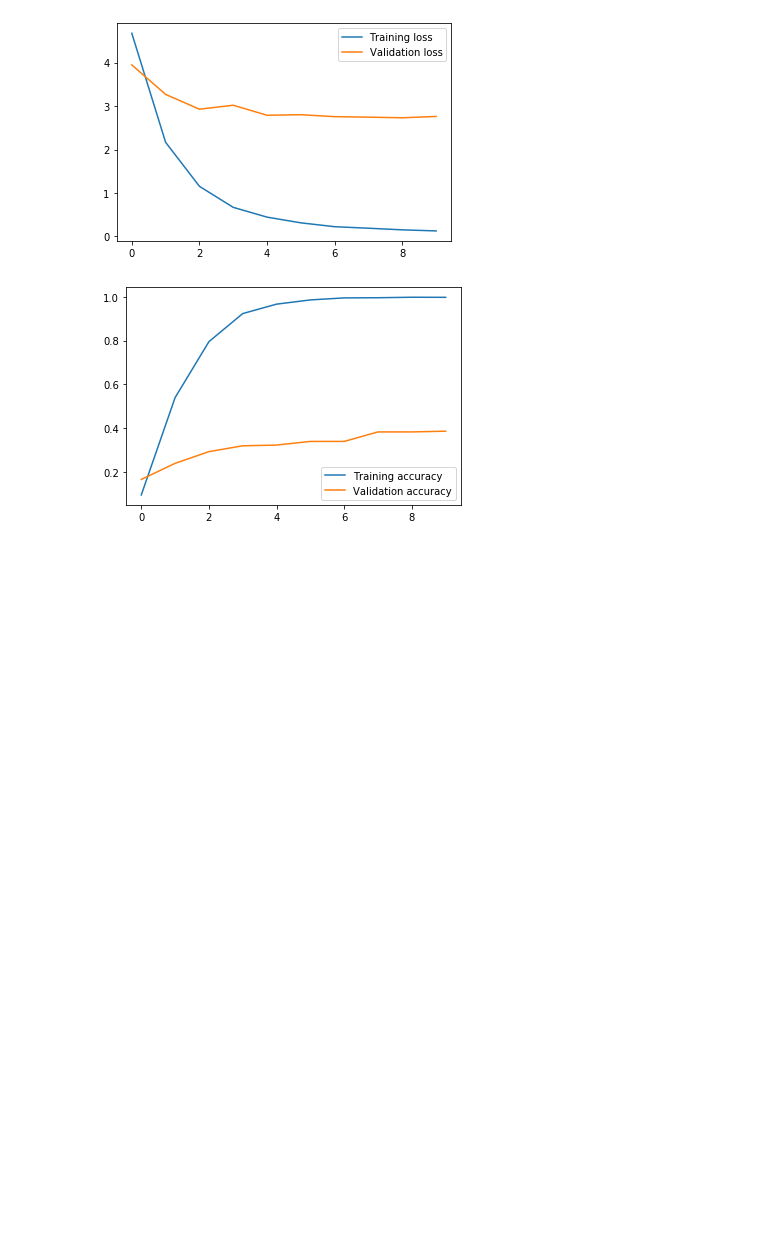
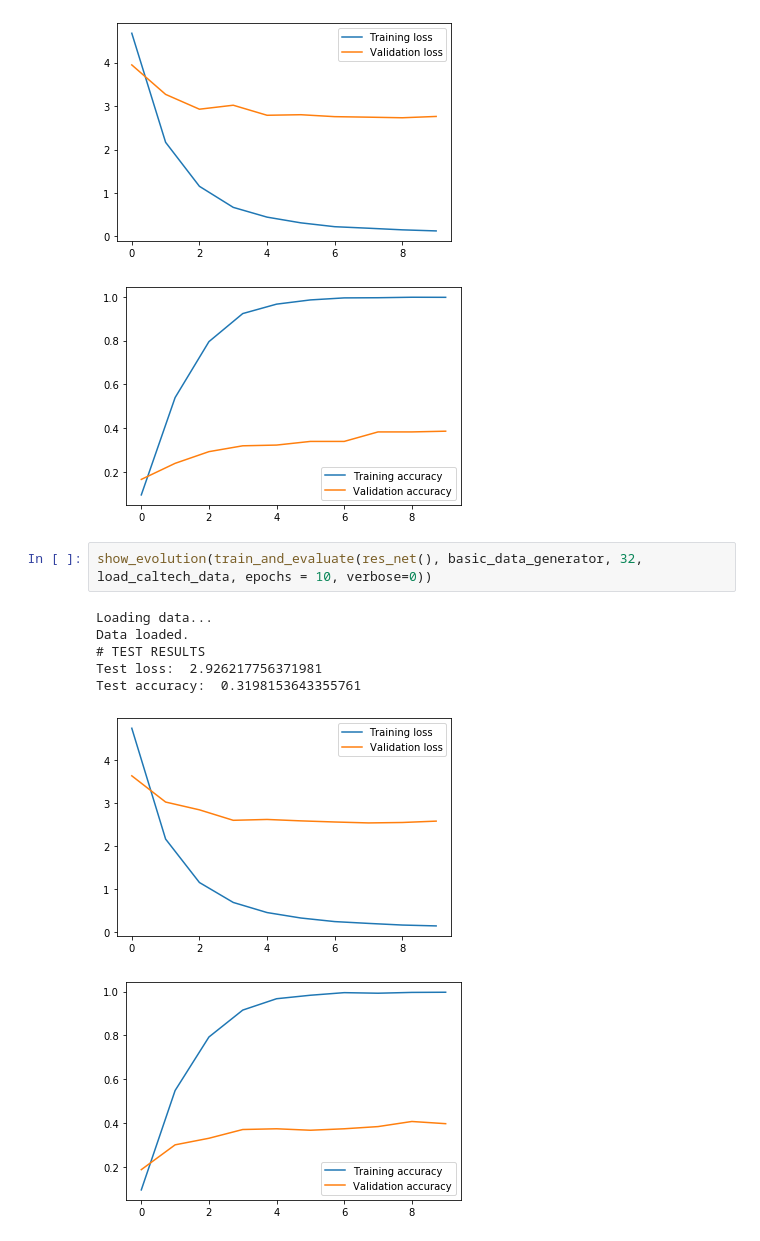
Before and after one commit to Ludvins/DGIIM_VC, a Jupyter notebook: Practica 2/Cifar.ipynb, the cells around one changed output. Drawn from its saved outputs; the diff is of its cells as text; blank space fills up the shorter version.

```diff
--- a/Practica 2/Cifar.ipynb
+++ b/Practica 2/Cifar.ipynb
@@ -502,6 +495,16 @@ Test loss:  2.9312600235792816
 Test accuracy:  0.3273986151440089
 [figure]
 [figure]
+# %%
+show_evolution(train_and_evaluate(res_net(), basic_data_generator, 32, load_caltech_data, epochs = 10, verbose=0))
+# %% [output]
+Loading data...
+Data loaded.
+# TEST RESULTS
+Test loss:  2.926217756371981
+Test accuracy:  0.3198153643355761
+[figure, added]
+[figure, added]
 # %%
 m6 = modified_res_net_model()
 m6.summary()
```
Also changed, not shown: parts of 4 cells of this notebook.
